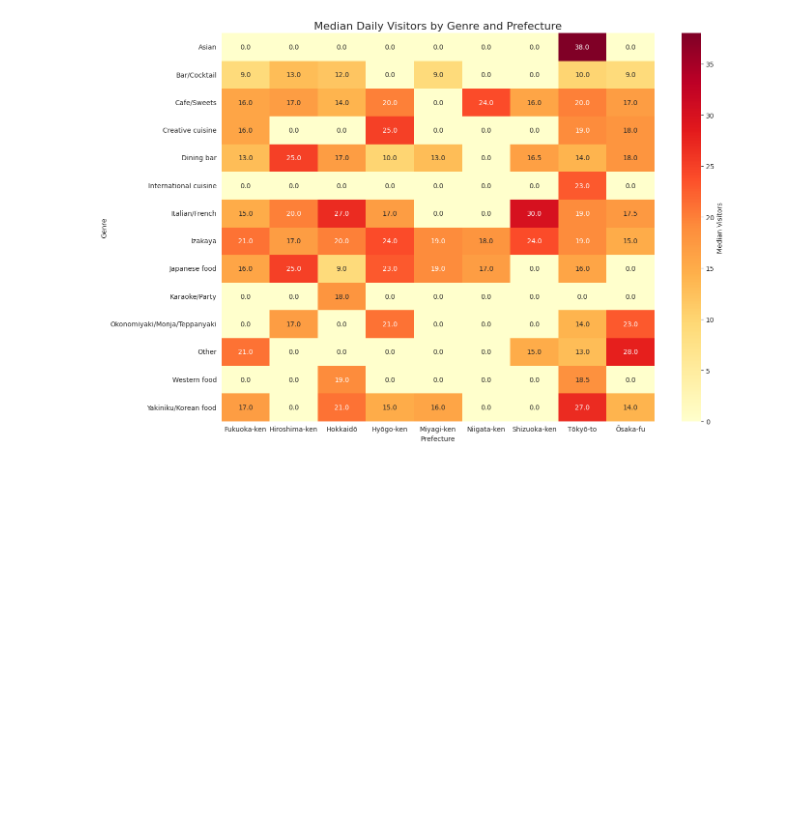
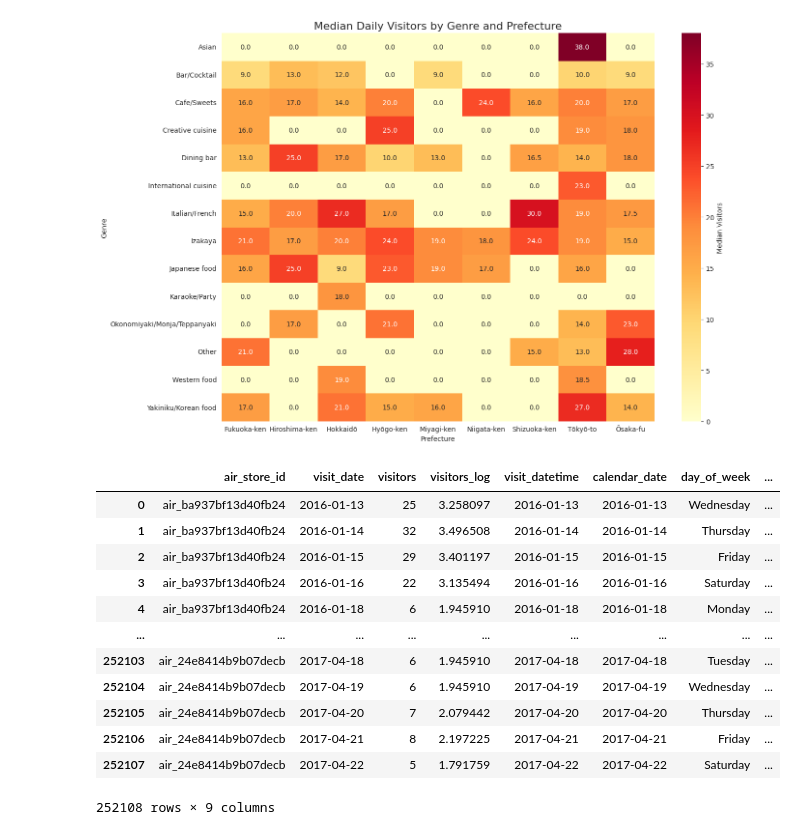
Before and after one commit to alxdrzd/restaurant-visitor-eda, a Jupyter notebook: notebooks/01_eda.ipynb, the cells around one changed output. Saved outputs shown, nothing was run; the diff lists cells and outputs as text; code cells hidden in the pictures; blank space fills up the shorter version.

```diff
--- a/notebooks/01_eda.ipynb
+++ b/notebooks/01_eda.ipynb
@@ -230,0 +235,17 @@ plot_visitors_heatmap(pd.merge(df_air_visit_data, df_air_store_info, on='air_sto
+# %%
+df_joined_for_day_of_week_holidays = pd.merge(df_air_visit_data, df_date_info, left_on='visit_datetime', right_on='date')
+df_joined_for_day_of_week_holidays
+# %% [output]
+|  | air_store_id | visit_date | visitors | visitors_log | visit_datetime | calendar_date | day_of_week | ... |
+| 0 | air_ba937bf13d40fb24 | 2016-01-13 | 25 | 3.258097 | 2016-01-13 | 2016-01-13 | Wednesday | ... |
+| 1 | air_ba937bf13d40fb24 | 2016-01-14 | 32 | 3.496508 | 2016-01-14 | 2016-01-14 | Thursday | ... |
+| 2 | air_ba937bf13d40fb24 | 2016-01-15 | 29 | 3.401197 | 2016-01-15 | 2016-01-15 | Friday | ... |
+| 3 | air_ba937bf13d40fb24 | 2016-01-16 | 22 | 3.135494 | 2016-01-16 | 2016-01-16 | Saturday | ... |
+| 4 | air_ba937bf13d40fb24 | 2016-01-18 | 6 | 1.945910 | 2016-01-18 | 2016-01-18 | Monday | ... |
+| ... | ... | ... | ... | ... | ... | ... | ... | ... |
+| 252103 | air_24e8414b9b07decb | 2017-04-18 | 6 | 1.945910 | 2017-04-18 | 2017-04-18 | Tuesday | ... |
+| 252104 | air_24e8414b9b07decb | 2017-04-19 | 6 | 1.945910 | 2017-04-19 | 2017-04-19 | Wednesday | ... |
+| 252105 | air_24e8414b9b07decb | 2017-04-20 | 7 | 2.079442 | 2017-04-20 | 2017-04-20 | Thursday | ... |
+| 252106 | air_24e8414b9b07decb | 2017-04-21 | 8 | 2.197225 | 2017-04-21 | 2017-04-21 | Friday | ... |
+| 252107 | air_24e8414b9b07decb | 2017-04-22 | 5 | 1.791759 | 2017-04-22 | 2017-04-22 | Saturday | ... |
+252108 rows × 9 columns
```
Also changed, not shown: parts of 6 cells of this notebook.
